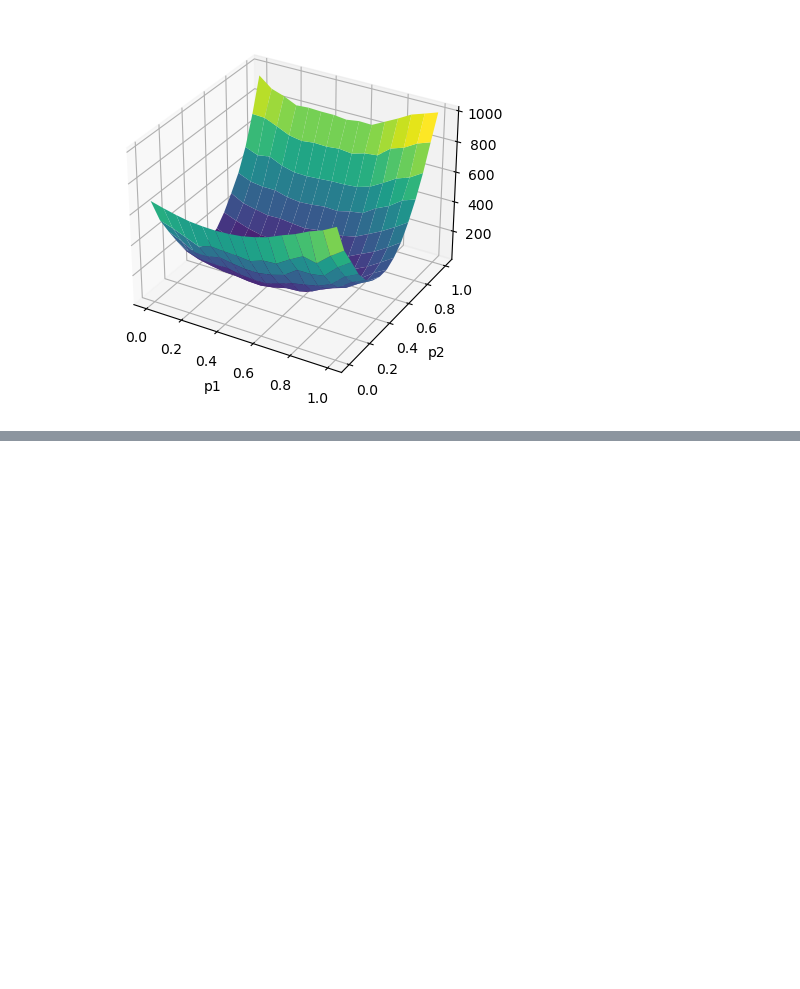
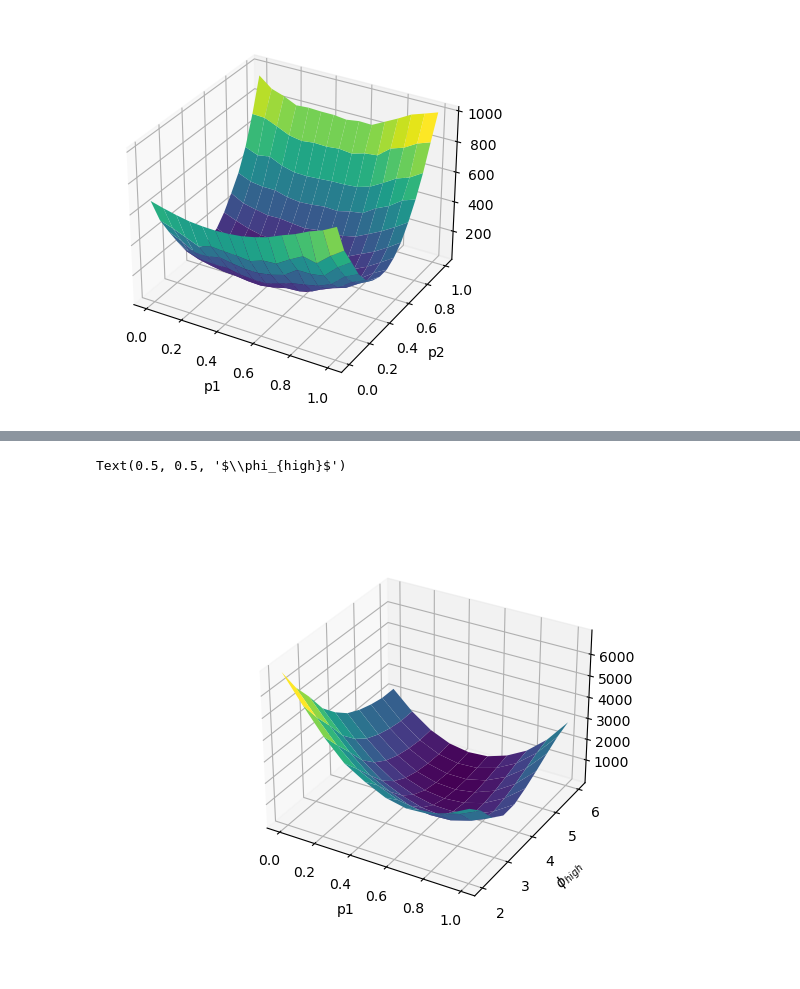
Before and after one commit to ansofol/DP_term_paper, a Jupyter notebook: main_model/test_run.ipynb, the cells around one changed output, grey strips where cells are left out. Drawn from its saved outputs; the diff is of its cells as text; code cells hidden in the pictures; blank space fills up the shorter version.

Commit message:
plotting (conditional) criterion fcts

```diff
--- a/main_model/test_run.ipynb
+++ b/main_model/test_run.ipynb
@@ -754,0 +707,19 @@ model2.solve()
+# %%
+# tranfsers and p1
+p2 = 0.5
+N = 10
+p1_grid = np.linspace(1e-8, 1-1e-8, N)
+phi_grid = np.linspace(2, 6, N)
+p1_mesh, phi_mesh = np.meshgrid(p1_grid, phi_grid, indexing='ij')
+
+cri1_mesh = np.zeros((N,N)) + np.nan
+
+for i1,p1 in enumerate(p1_grid):
+    for ip,phi in enumerate(phi_grid):
+        c = est.obj_transfer([p1,p2, phi], data, model, [share_Rich, share_Poor], "I")
+        cri1_mesh[i1,ip] = c
+
+to_file = (p1_grid, phi_grid, cri1_mesh)
+
+with open('criterion_plot_p1phi','wb') as file:
+    pickle.dump(to_file, file)
@@ -754,0 +744,18 @@ model2.solve()
+# %%
+p1 = 0.5
+N = 10
+p2_grid = np.linspace(1e-8, 1-1e-8, N)
+phi_grid = np.linspace(2, 6, N)
+p2_mesh, phi_mesh = np.meshgrid(p1_grid, phi_grid, indexing='ij')
+
+cri2_mesh = np.zeros((N,N)) + np.nan
+
+for i2,p2 in enumerate(p1_grid):
+    for ip,phi in enumerate(phi_grid):
+        c = est.obj_transfer([p1,p2, phi], data, model, [share_Rich, share_Poor], "I")
+        cri2_mesh[i2,ip] = c
+
+to_file = (p2_grid, phi_grid, cri2_mesh)
+
+with open('criterion_plot_p2phi','wb') as file:
+    pickle.dump(to_file, file)
@@ -754,0 +780,10 @@ model2.solve()
+# %%
+%matplotlib widget
+fig = plt.figure()
+ax = fig.add_subplot(projection='3d')
+ax.plot_surface(p1_mesh, phi_mesh, cri1_mesh, cmap='viridis')
+ax.set_xlabel('p1')
+ax.set_ylabel('$\phi_{high}$')
+# %% [output]
+Text(0.5, 0.5, '$\\phi_{high}$')
+[figure, added]
```
Also changed, not shown: parts of 8 cells of this notebook, 2 other files.
